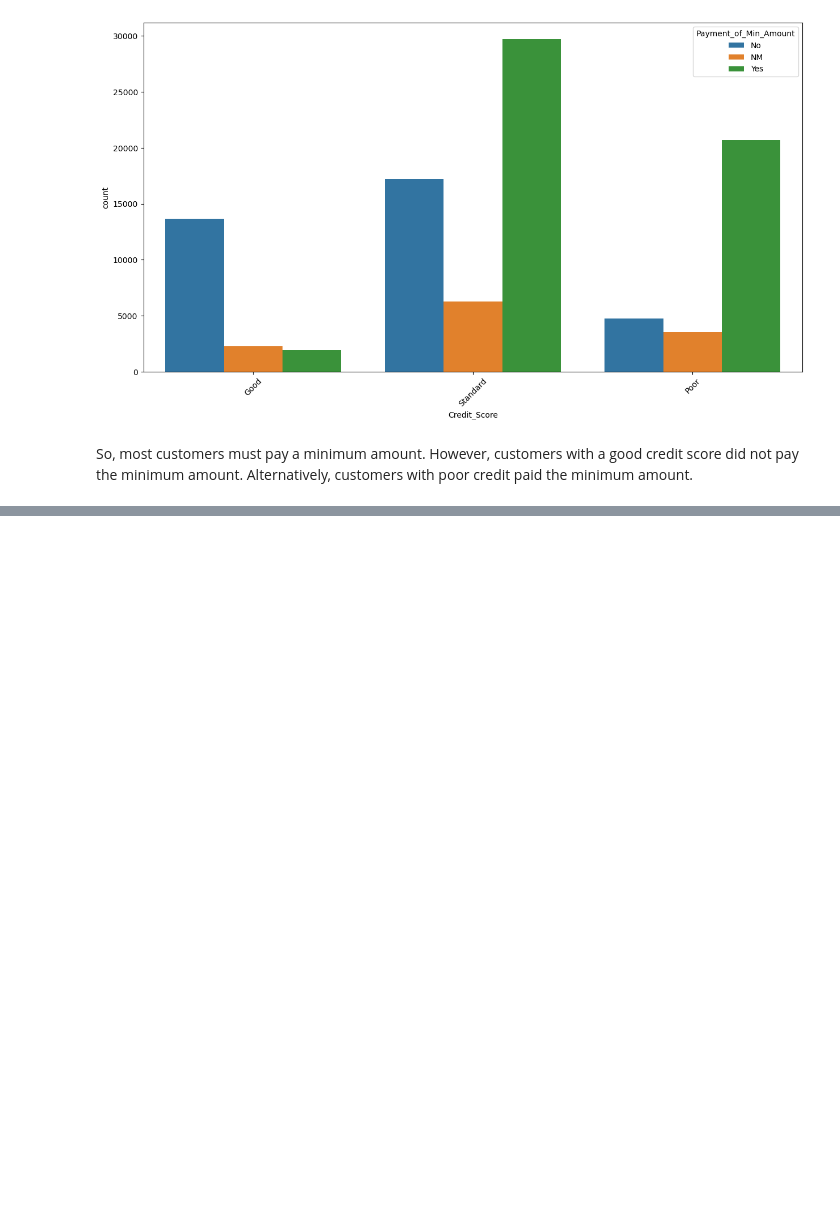
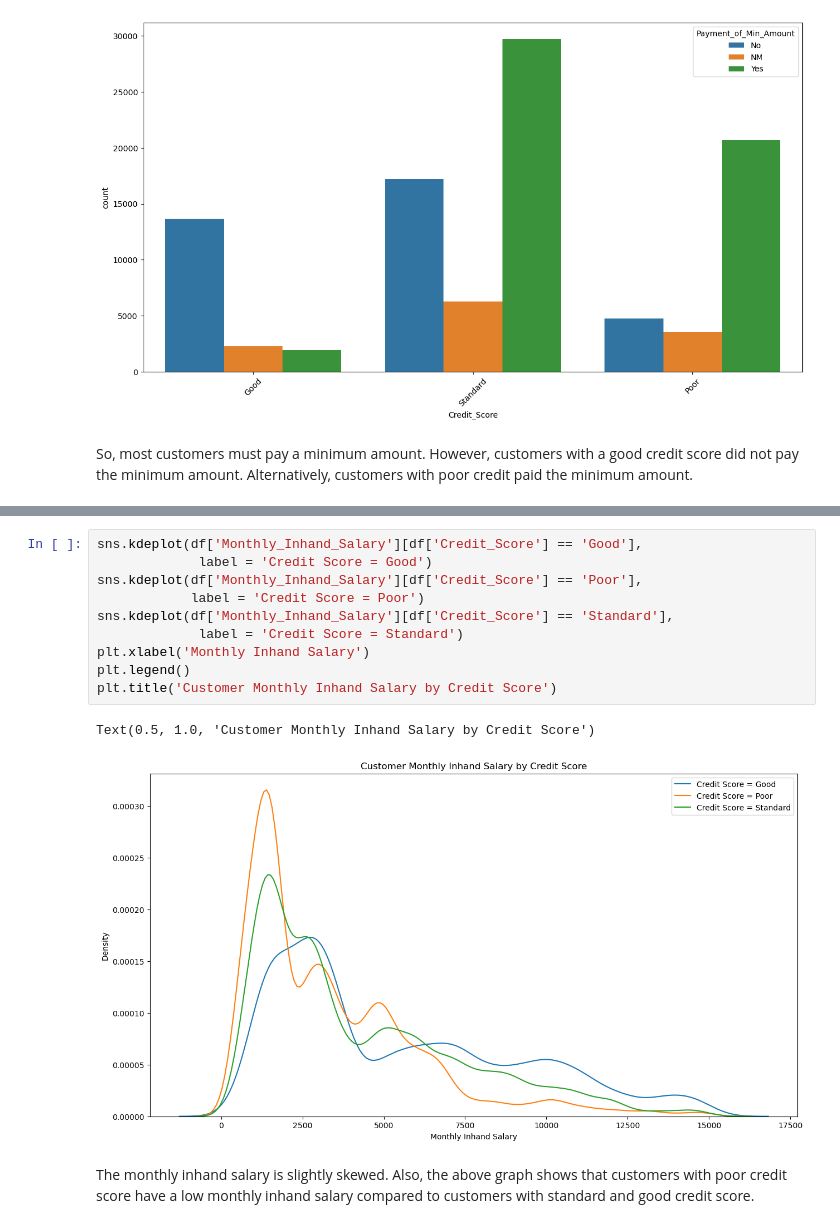
Before and after one commit to AakashRevankar/ML_projects, a Jupyter notebook: 2_Classification.ipynb, the cells around one changed output, grey strips where cells are left out. Cells and saved outputs as stored; diff of their text form; blank space fills up the shorter version.

```diff
--- a/2_Classification.ipynb
+++ b/2_Classification.ipynb
@@ -334,0 +351,15 @@ Text(0.5, 1.0, 'Customer Age Distribution')
+# %%
+sns.kdeplot(df['Monthly_Inhand_Salary'][df['Credit_Score'] == 'Good'],
+             label = 'Credit Score = Good')
+sns.kdeplot(df['Monthly_Inhand_Salary'][df['Credit_Score'] == 'Poor'],
+            label = 'Credit Score = Poor')
+sns.kdeplot(df['Monthly_Inhand_Salary'][df['Credit_Score'] == 'Standard'],
+             label = 'Credit Score = Standard')
+plt.xlabel('Monthly Inhand Salary')
+plt.legend()
+plt.title('Customer Monthly Inhand Salary by Credit Score')
+# %% [output]
+Text(0.5, 1.0, 'Customer Monthly Inhand Salary by Credit Score')
+[figure, added]
+# %% [markdown]
+The monthly inhand salary is slightly skewed. Also, the above graph shows that customers with poor credit score have a low monthly inhand salary compared to customers with standard and good credit score.
```
Also changed, not shown: parts of 6 cells of this notebook.
